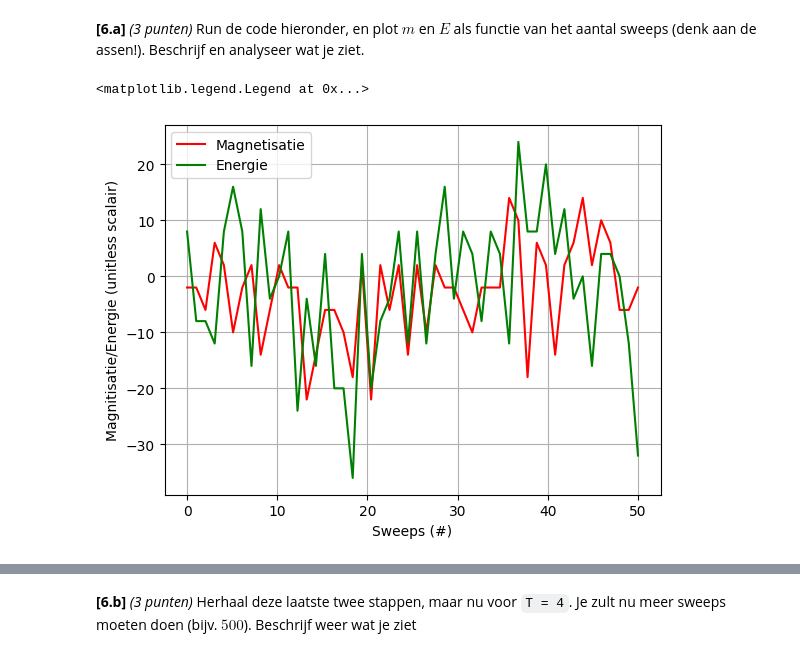
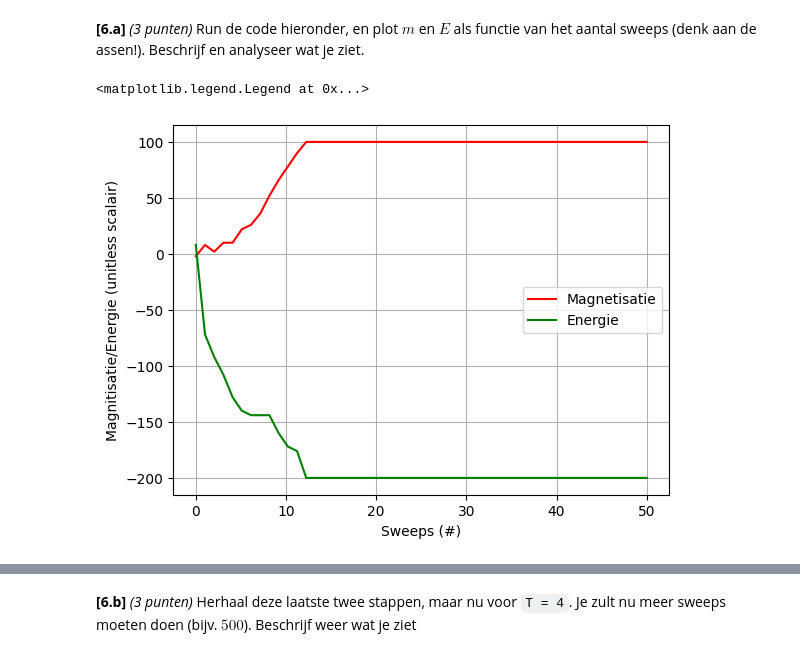
Before and after one commit to TheCaspeer/Universiteit-Leiden, a Jupyter notebook: Huiswerk3.ipynb, the cells around one changed output, grey strips where cells are left out. Saved outputs shown, nothing was run; the diff lists cells and outputs as text; code cells hidden in the pictures.

```diff
--- a/Huiswerk3.ipynb
+++ b/Huiswerk3.ipynb
@@ -194,19 +194,18 @@ def monte_carlo_stap(spins,T):
     e_spins = energie(spins)
 
     # determining 2nd state and calculating relevant data
-    random_cord = (random.randint(L_spins-1),random.randint(L_spins-1))
-    spins[random_cord] = -spins[random_cord]
-    e_spins_nieuw = energie(spins)
-    delta_e = e_spins-e_spins_nieuw
+    x_rand, y_rand = (random.randint(L_spins),random.randint(L_spins))
+    new_spins = spins.copy()
+    new_spins[x_rand,y_rand] = -1 * new_spins[x_rand,y_rand]
+    e_new_spins = energie(new_spins)
+    delta_e = e_new_spins-e_spins
 
     # determining result stage
     if delta_e>0:
         return spins
 
-    if random.rand() < np.e**(-delta_e/T):
-        return spins
-    else:
-        # reversing flip to return to original state
-        spins[random_cord] = -spins[random_cord]
-        return spins
+    if random.rand() < np.exp(-delta_e/T):
+        return new_spins
+
+    return spins
 # %%
@@ -251,24 +249,26 @@ def equilibreer(spins,T,N):
 **[6.a]** *(3 punten)* Run de code hieronder, en plot $m$ en $E$ als functie van het aantal sweeps (denk aan de assen!). Beschrijf en analyseer wat je ziet.
 # %%
 L = 10
-T = 0.1
+T = 1
 np.random.seed(1234)
 start_configuratie = np.random.choice([-1,1], size=(L,L))
 
 # Equilibreer voor 50 sweeps
 m, E, spin_configuratie = equilibreer(start_configuratie, T, 50)
 
 sweeps = np.linspace(0,len(m),len(m)) # using linspace(0,n) would be more clear, however I am not removing the 50 from the line above
 
 fig, ax = plt.subplots()
 
 ax.plot(sweeps,m, label='Magnetisatie', color="red")
 ax.plot(sweeps,E,label='Energie', color="green")
 ax.set_ylabel("Magnitisatie/Energie (unitless scalair)") # aangezien er geen eenheden zijn aangegeven neem ik aan dat alles eenheidloos is
 ax.set_xlabel("Sweeps (#)")
 plt.grid(True)
 
 ax.legend()
+
+# We zien dat na, een korte tijd, zowel de magnitisatie als de energie equilibreren.
 # %% [output]
 <matplotlib.legend.Legend at 0x...>
-[figure, old version]
+[figure, new version]
```
Also changed, not shown: parts of 8 cells of this notebook.
